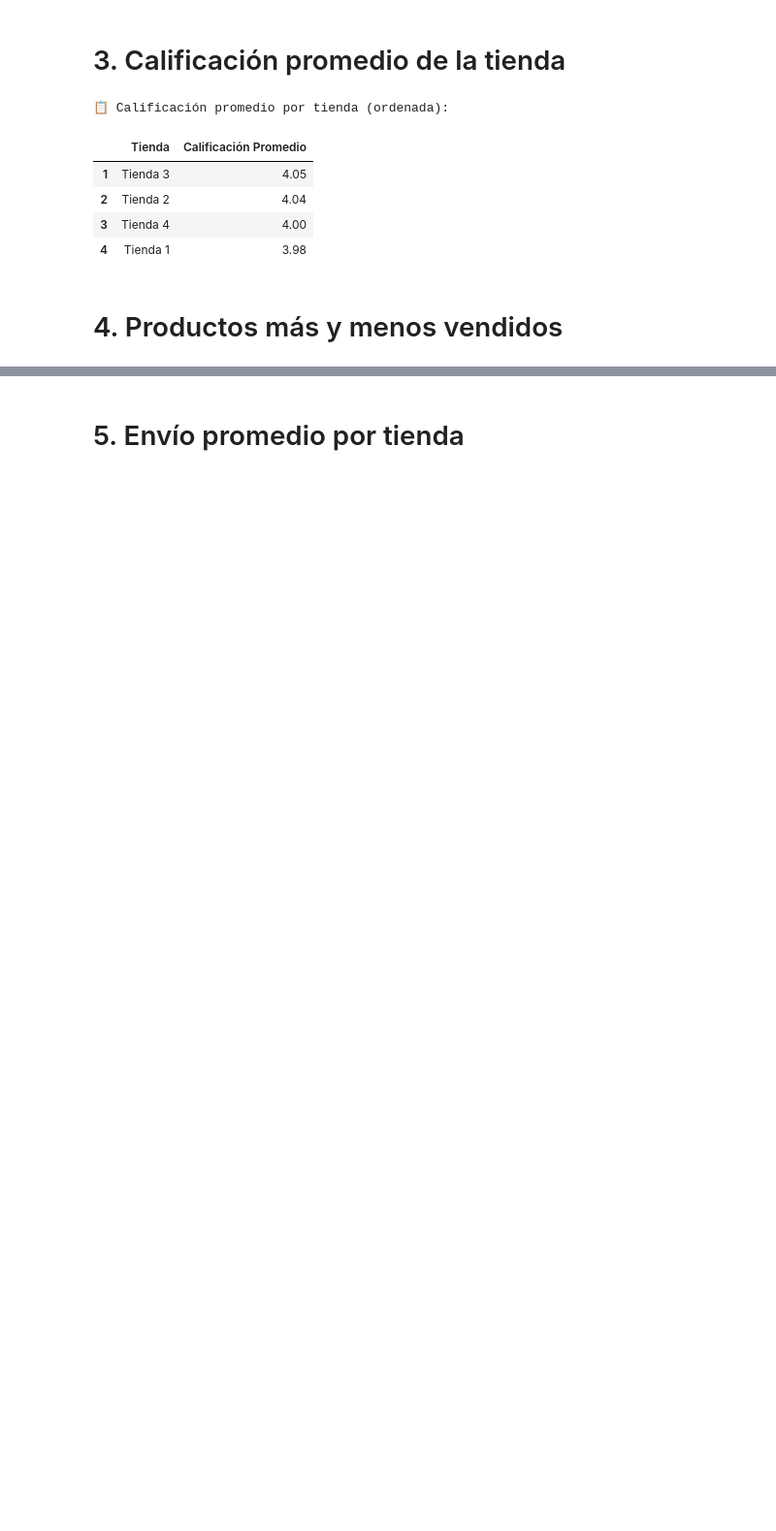
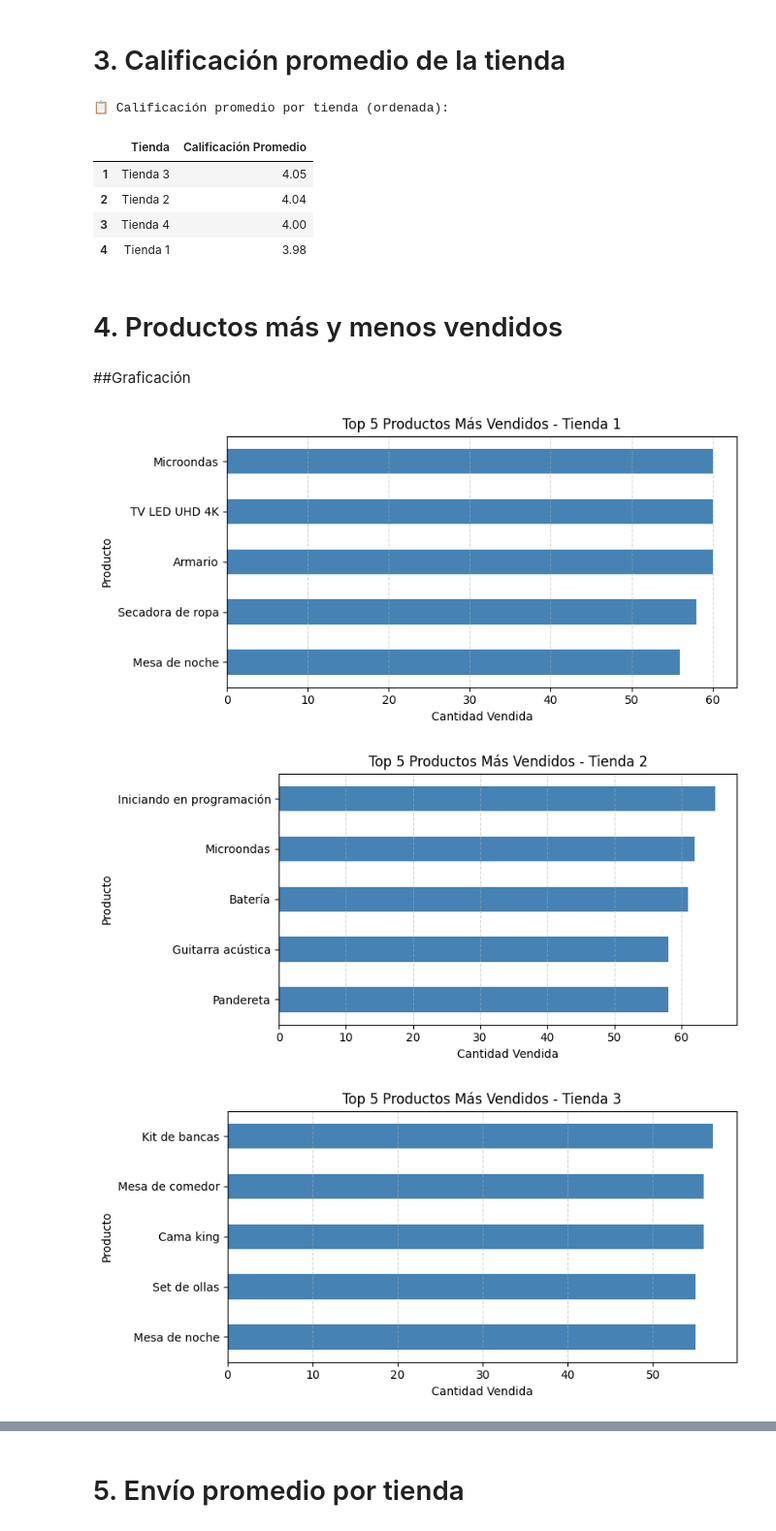
Before and after one commit to NathanENc/challengue_data_science, a Jupyter notebook: AluraStoreLatam.ipynb, the cells around one changed output, grey strips where cells are left out. Shown: that part at 97% size. Saved outputs shown, nothing was run; the diff lists cells and outputs as text; code cells hidden in the pictures; blank space fills up the shorter version.

```diff
--- a/AluraStoreLatam.ipynb
+++ b/AluraStoreLatam.ipynb
@@ -219,3 +211,32 @@ display(ranking_calificacion)
 | 4 | Tienda 1 | 3.98 |
 # %% [markdown]
 # 4. Productos más y menos vendidos
+# %%
+# Crear diccionario con ventas por producto (conteo)
+producto_vendido = {
+    'Tienda 1': tienda['Producto'].value_counts(),
+    'Tienda 2': tienda2['Producto'].value_counts(),
+    'Tienda 3': tienda3['Producto'].value_counts(),
+    'Tienda 4': tienda4['Producto'].value_counts()
+}
+# %% [markdown]
+##Graficación
+# %%
+# Gráfico de barras horizontales compacto por tienda
+for tienda_nombre, conteo_productos in producto_vendido.items():
+    top_5 = conteo_productos.head(5)
+
+    plt.figure(figsize=(8, 4))  # Tamaño más compacto
+    top_5.plot(kind='barh', color='steelblue')
+
+    plt.title(f"Top 5 Productos Más Vendidos - {tienda_nombre}", fontsize=12)
+    plt.xlabel("Cantidad Vendida")
+    plt.ylabel("Producto")
+    plt.gca().invert_yaxis()
+    plt.grid(axis='x', linestyle='--', alpha=0.5)
+    plt.tight_layout()
+    plt.show()
+# %% [output]
+[figure, added]
+[figure, added]
+[figure, added]
```
Also changed, not shown: parts of 6 cells of this notebook.
